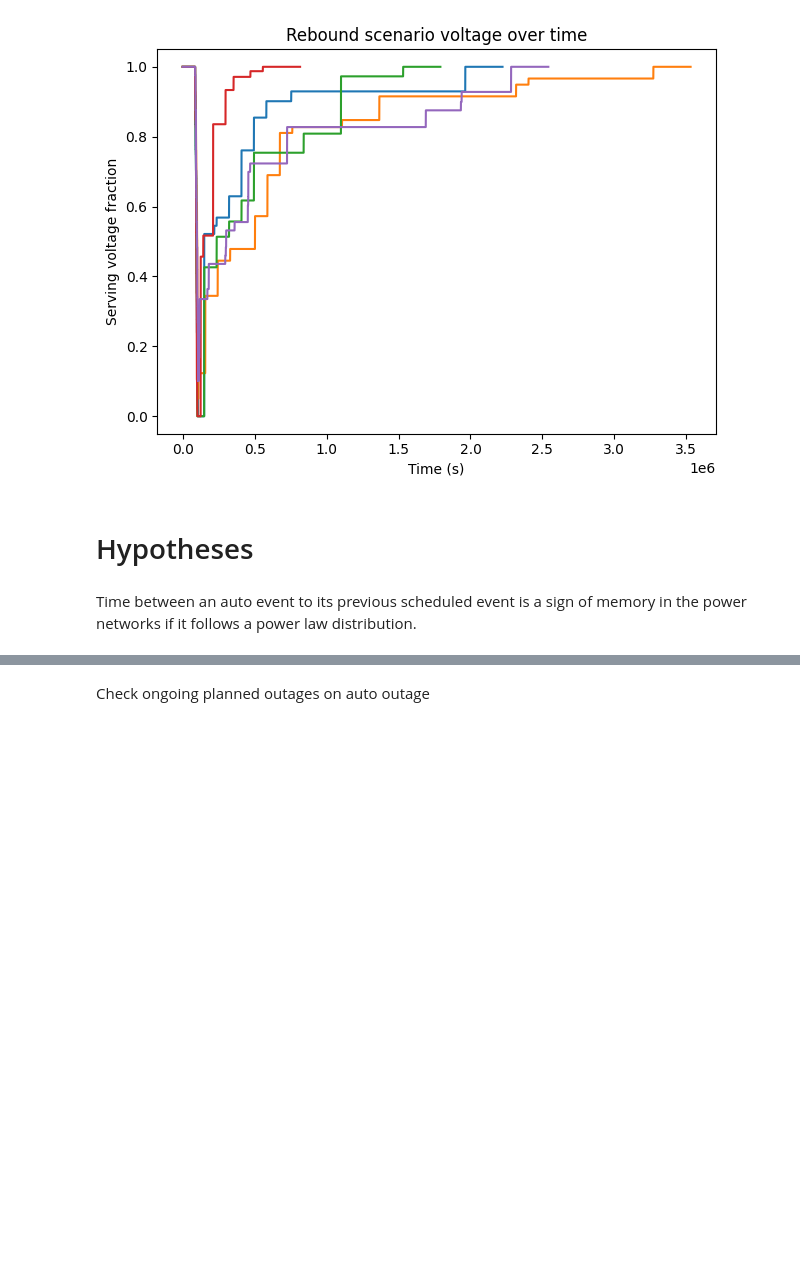
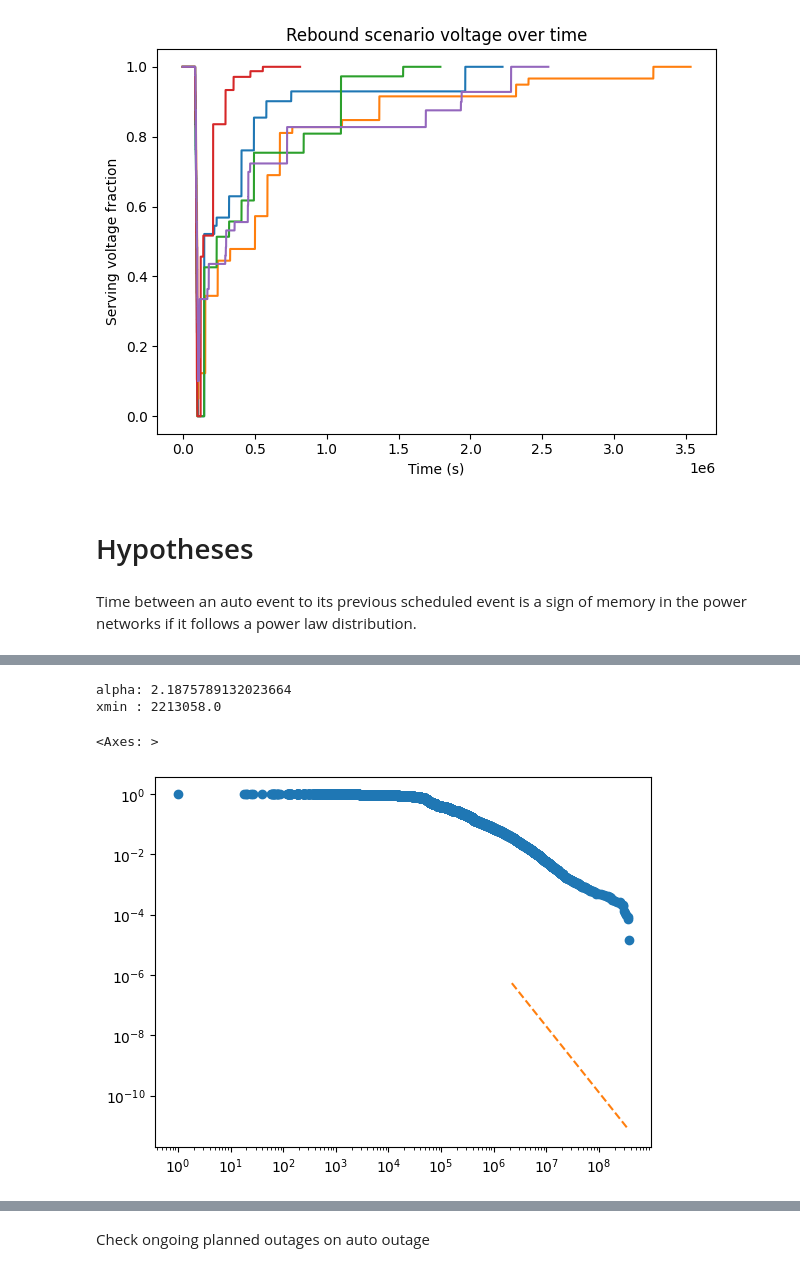
Before and after one commit to mohamad-hasan-sohan-ajini/predictive-maintenance, a Jupyter notebook: src/our_data_eda.ipynb, the cells around one changed output, grey strips where cells are left out. Drawn from its saved outputs; the diff is of its cells as text; code cells hidden in the pictures; blank space fills up the shorter version.

```diff
--- a/src/our_data_eda.ipynb
+++ b/src/our_data_eda.ipynb
@@ -426,0 +441,7 @@ plt.savefig(output_path / "time_list_histogram.pdf", dpi=300)
+# %%
+plot_log_log(recovery_time)
+# %% [output]
+alpha: 2.1875789132023664
+xmin : 2213058.0
+<Axes: >
+[figure, added]
```
Also changed, not shown: parts of 13 cells of this notebook.
